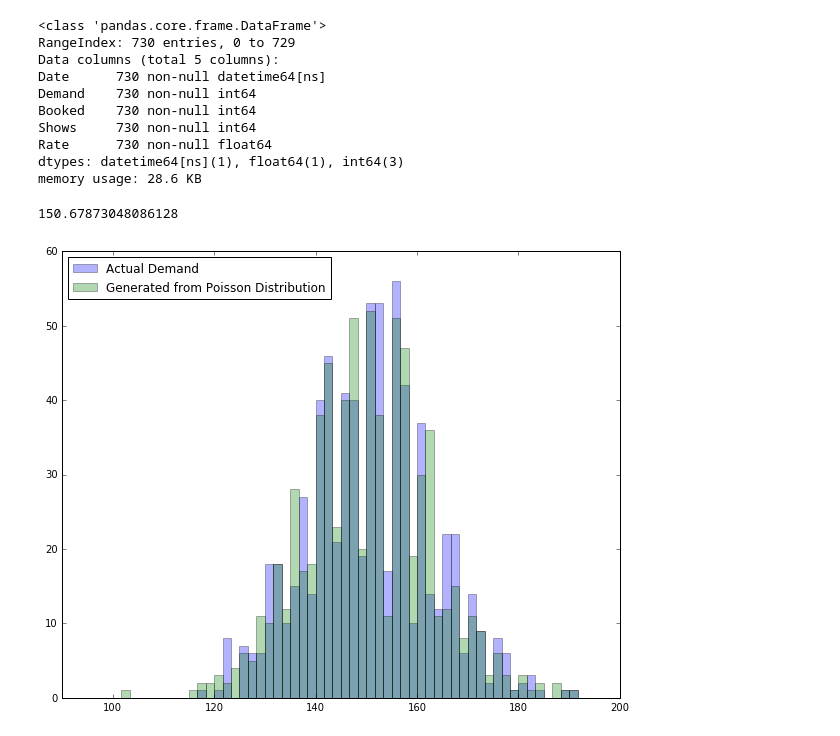
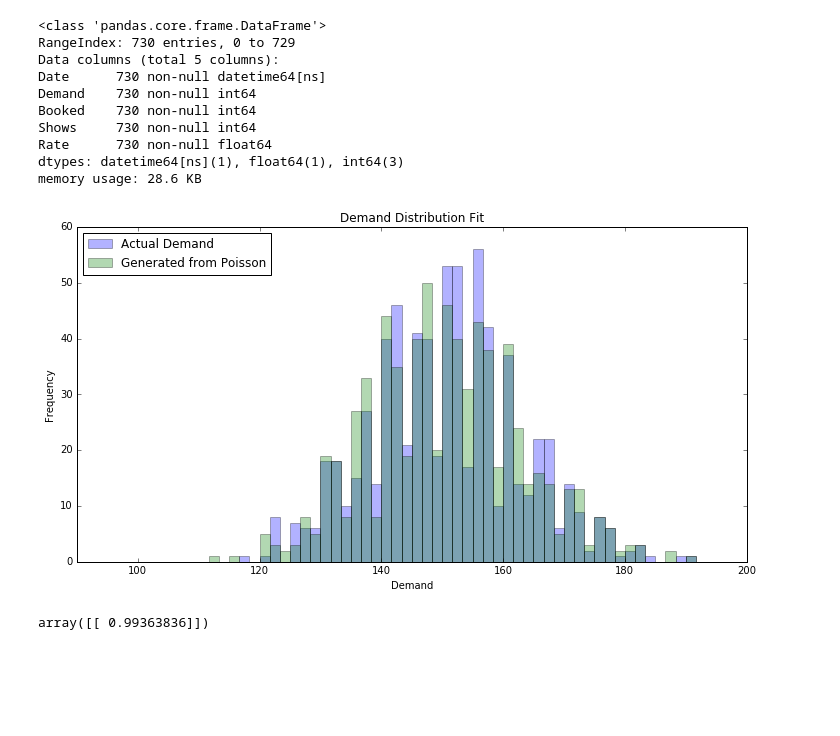
Before and after one commit to SallyM/flight-revenue-simulation, a Jupyter notebook: Simulation.ipynb, the cells around one changed output. Saved outputs shown, nothing was run; the diff lists cells and outputs as text; code cells hidden in the pictures; blank space fills up the shorter version.

Commit message:
Add binomial dist fit and start on simulation function

```diff
--- a/Simulation.ipynb
+++ b/Simulation.ipynb
@@ -24,21 +25,28 @@ Rate      730 non-null float64
 dtypes: datetime64[ns](1), float64(1), int64(3)
 memory usage: 28.6 KB
 # %%
-lam = data.Demand.mean()
+lam = int(data.Demand.mean())
 # %%
-data.Demand.var()
+var_check = int(data.Demand.var())
-# %% [output]
-150.67873048086128
 # %%
 # Plot histogram of the demand data with generated sample Poisson data histogram to see how Poisson distribution fits
-plt.figure(figsize=(10,8))
+plt.figure(figsize=(12,6))
 bins = np.linspace(80, 200, 73)
+actual_demand = data["Demand"].values
 poisson = np.random.poisson(lam = lam, size = 730)
-plt.hist(data["Demand"].values, bins, alpha = 0.3, label="Actual Demand")
-plt.hist(poisson, bins, alpha = 0.3, label = "Generated from Poisson Distribution")
+plt.hist(actual_demand, bins, alpha = 0.3, label="Actual Demand")
+plt.hist(poisson, bins, alpha = 0.3, label = "Generated from Poisson")
 plt.xlim(90,200)
+plt.xlabel("Demand")
+plt.ylabel("Frequency")
 plt.legend(loc='upper left')
-
+plt.title("Demand Distribution Fit")
+# plt.savefig("plots/distribution_fit_plot.png")
 plt.show()
 # %% [output]
-[figure, old version]
+[figure, new version]
+# %%
+# Checking Poisson dist fit to actual demand data
+cos_sim(actual_demand, poisson)
+# %% [output]
+array([[ 0.99363836]])
```
Also changed, not shown: parts of 5 cells of this notebook, 1 other file.
